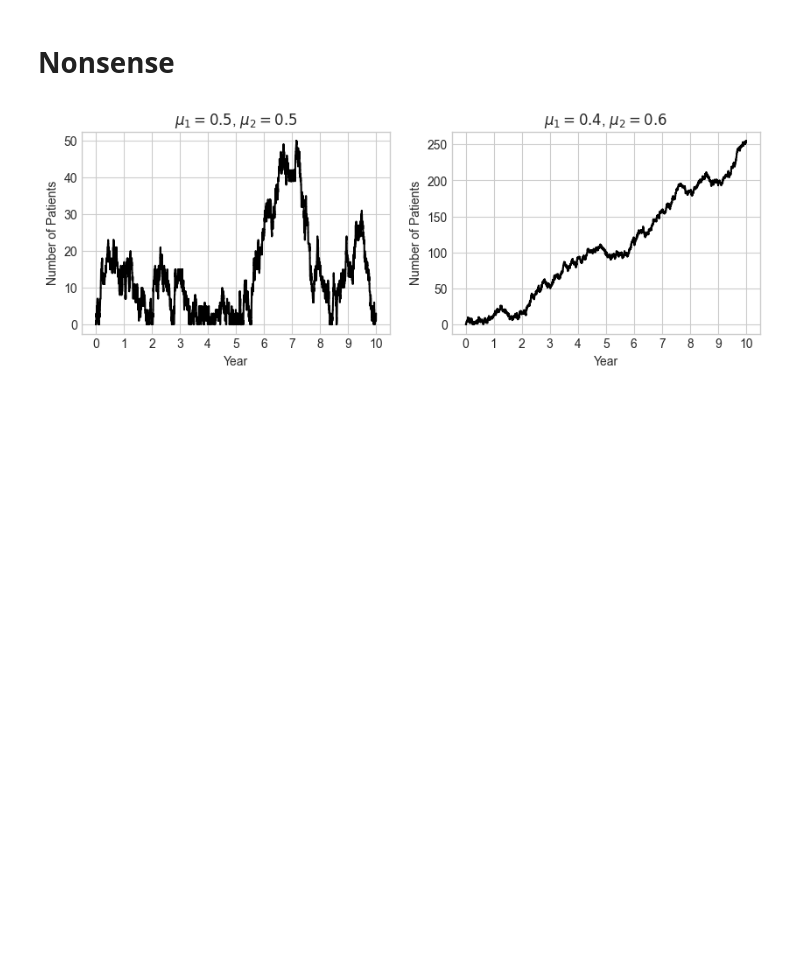
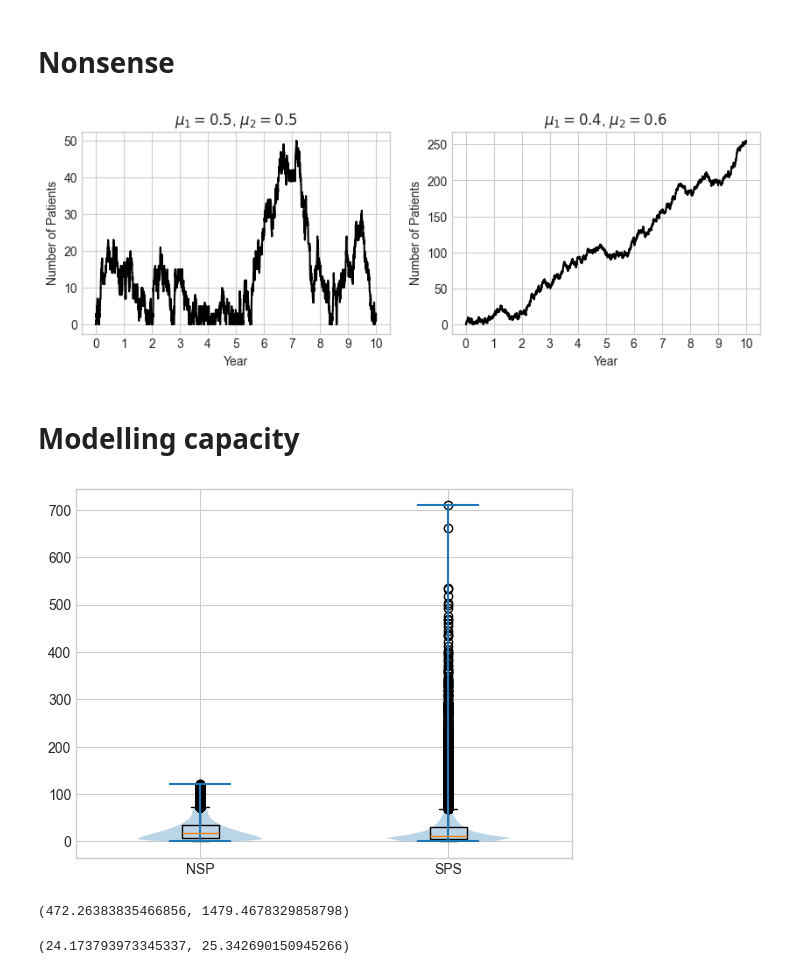
Before and after one commit to geraintpalmer/DynamicClasses, a Jupyter notebook: src/Motivating Justification.ipynb, the cells around one changed output. Saved outputs shown, nothing was run; the diff lists cells and outputs as text; code cells hidden in the pictures; blank space fills up the shorter version.

Commit message:
add sojourn time variance; wrap up with surgical endoscopy example again

```diff
--- a/src/Motivating Justification.ipynb
+++ b/src/Motivating Justification.ipynb
@@ -284,3 +284,5 @@ axarr[1].set_title(r"$\mu_1 = 0.4$, $\mu_2 = 0.6$")
 fig.savefig("../tex/img/adjust_service_rate.pdf")
 # %% [output]
 [figure]
+# %% [markdown]
+# Modelling capacity
@@ -286,0 +291,38 @@ fig.savefig("../tex/img/adjust_service_rate.pdf")
+# %%
+N = ciw.create_network(
+    arrival_distributions=[ciw.dists.Exponential(rate)],
+    service_distributions=[ciw.dists.Exponential(0.5)],
+    number_of_servers=[1]
+)
+Q_nps = ciw.Simulation(N, tracker=ciw.trackers.SystemPopulation())
+Q_nps.simulate_until_max_time(365 * 200, progress_bar=True)
+recs_nps = Q_nps.get_all_records()
+sojourn_times_nps = [r.exit_date - r.arrival_date for r in recs_nps if r.arrival_date > (5 * 365)]
+# %%
+Q_sps = models.build_and_run_simulation(
+    num_classes=2,
+    num_servers=1,
+    arrival_rates=[rate, 1 / 1000000000000000],
+    service_rates=[0.5, 0.5],
+    class_change_rate_matrix=[[None, 2], [1, None]],
+    max_simulation_time=365 * 200,
+    progress_bar=True
+)
+recs_sps = Q_sps.get_all_records()
+sojourn_times_sps = [r.exit_date - r.arrival_date for r in recs_sps if r.record_type == 'service' if r.arrival_date > (5 * 365)]
+# %%
+fig, ax = plt.subplots(1)
+ax.boxplot([sojourn_times_nps, sojourn_times_sps])
+ax.violinplot([sojourn_times_nps, sojourn_times_sps])
+ax.set_xticklabels(['NSP', 'SPS'])
+plt.show()
+# %% [output]
+[figure, added]
+# %%
+np.var(sojourn_times_nps), np.var(sojourn_times_sps)
+# %% [output]
+(472.26383835466856, 1479.4678329858798)
+# %%
+np.mean(sojourn_times_nps), np.mean(sojourn_times_sps)
+# %% [output]
+(24.173793973345337, 25.342690150945266)
```
Also changed, not shown: parts of 9 cells of this notebook, 8 other files.
